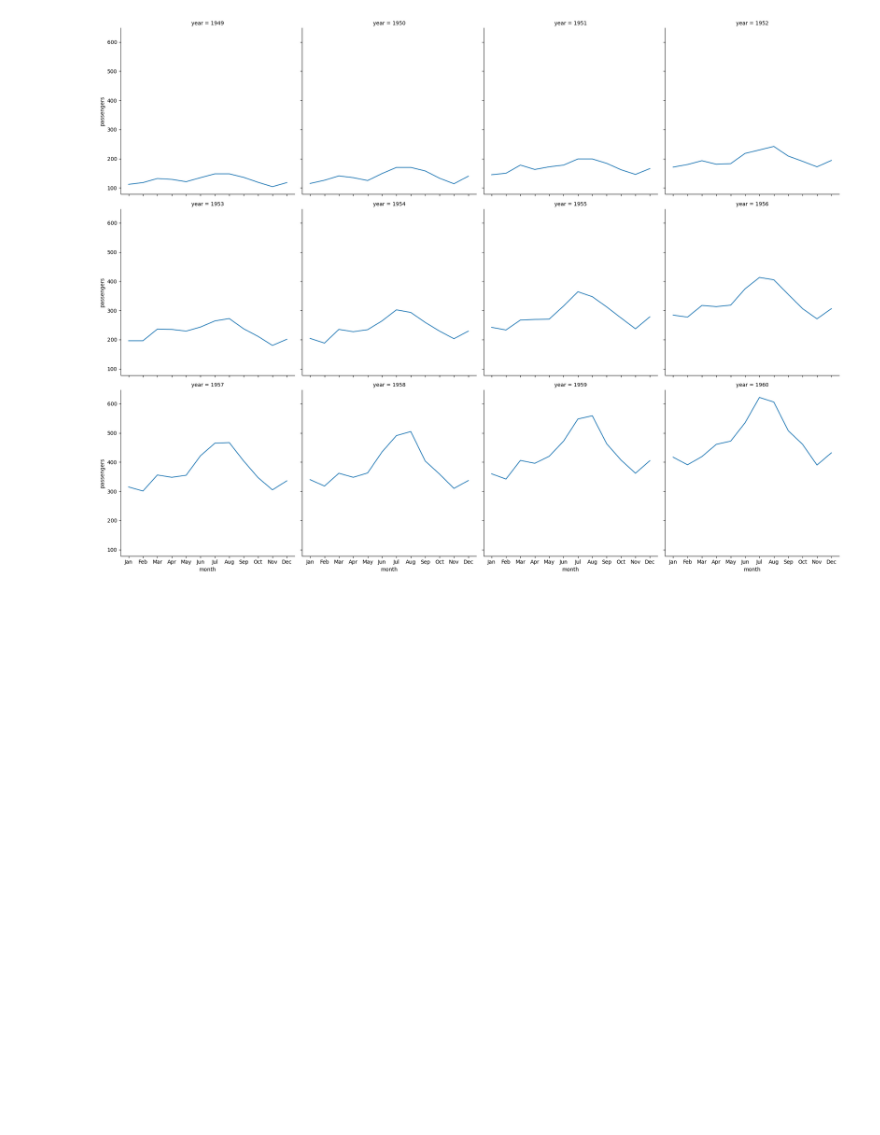
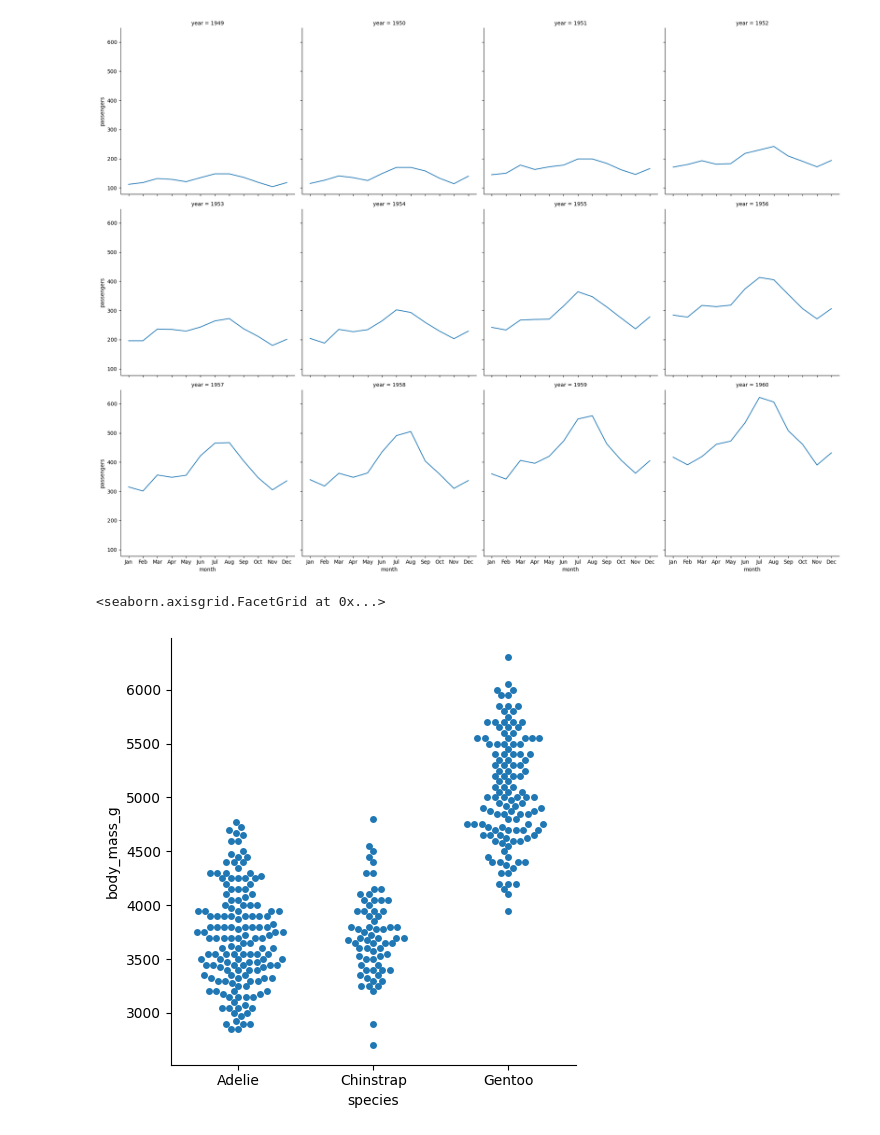
Before and after one commit to Young4424/ML_DL_practice, a Jupyter notebook: 01_데이터시각화_실습.ipynb, the cells around one changed output. Saved outputs shown, nothing was run; the diff lists cells and outputs as text; code cells hidden in the pictures; blank space fills up the shorter version.

```diff
--- a/01_데이터시각화_실습.ipynb
+++ b/01_데이터시각화_실습.ipynb
@@ -88,0 +87,9 @@ sns.catplot
+# %%
+# x : 범주형, y : 연속형 변수
+
+sns.catplot(data = data, x = 'species', y = 'body_mass_g',kind = 'swarm') # kind = swarm얼만큼 많은 데이터가 몰려있는지 알기 쉽게
+
+# 몸무게 분포
+# %% [output]
+<seaborn.axisgrid.FacetGrid at 0x...>
+[figure, added]
```
Also changed, not shown: parts of 11 cells of this notebook.
